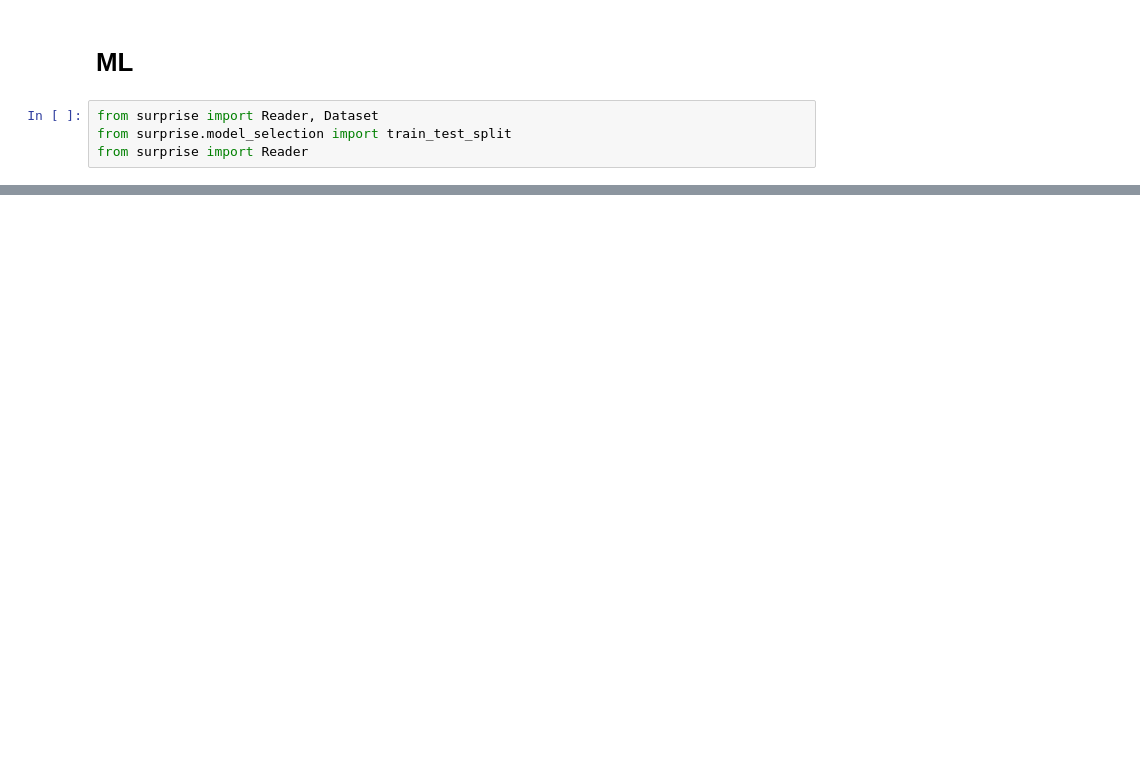
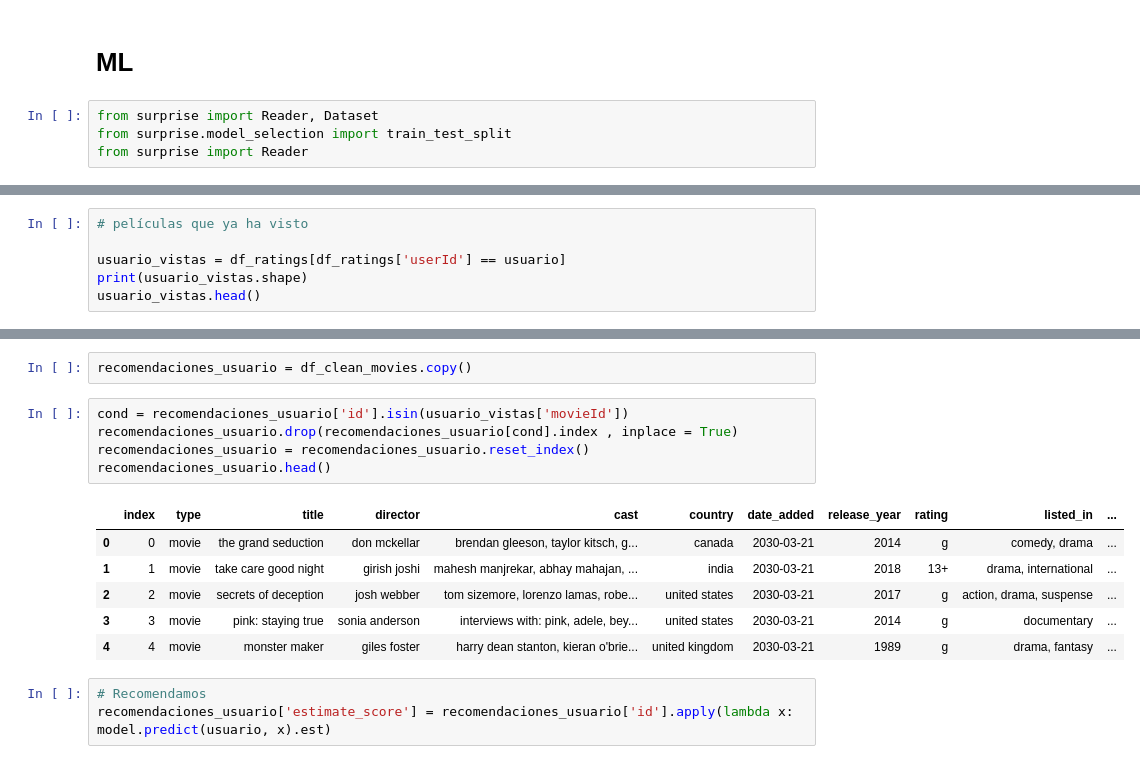
Before and after one commit to printer130/pi_ml_ops_api, a Jupyter notebook: EDA.ipynb, the cells around one changed output, grey strips where cells are left out. Saved outputs shown, nothing was run; the diff lists cells and outputs as text; blank space fills up the shorter version.

Commit message:
head removes

```diff
--- a/EDA.ipynb
+++ b/EDA.ipynb
@@ -134,0 +225,6 @@ data
+# %%
+# películas que ya ha visto
+
+usuario_vistas = df_ratings[df_ratings['userId'] == usuario]
+print(usuario_vistas.shape)
+usuario_vistas.head()
@@ -134,0 +239,17 @@ data
+# %%
+recomendaciones_usuario = df_clean_movies.copy()
+# %%
+cond = recomendaciones_usuario['id'].isin(usuario_vistas['movieId'])
+recomendaciones_usuario.drop(recomendaciones_usuario[cond].index , inplace = True)
+recomendaciones_usuario = recomendaciones_usuario.reset_index()
+recomendaciones_usuario.head()
+# %% [output]
+|  | index | type | title | director | cast | country | date_added | release_year | rating | listed_in | ... |
+| 0 | 0 | movie | the grand seduction | don mckellar | brendan gleeson, taylor kitsch, g... | canada | 2030-03-21 | 2014 | g | comedy, drama | ... |
+| 1 | 1 | movie | take care good night | girish joshi | mahesh manjrekar, abhay mahajan, ... | india | 2030-03-21 | 2018 | 13+ | drama, international | ... |
+| 2 | 2 | movie | secrets of deception | josh webber | tom sizemore, lorenzo lamas, robe... | united states | 2030-03-21 | 2017 | g | action, drama, suspense | ... |
+| 3 | 3 | movie | pink: staying true | sonia anderson | interviews with: pink, adele, bey... | united states | 2030-03-21 | 2014 | g | documentary | ... |
+| 4 | 4 | movie | monster maker | giles foster | harry dean stanton, kieran o'brie... | united kingdom | 2030-03-21 | 1989 | g | drama, fantasy | ... |
+# %%
+# Recomendamos
+recomendaciones_usuario['estimate_score'] = recomendaciones_usuario['id'].apply(lambda x: model.predict(usuario, x).est)
```
Also changed, not shown: parts of 48 cells of this notebook, 8 other files.
